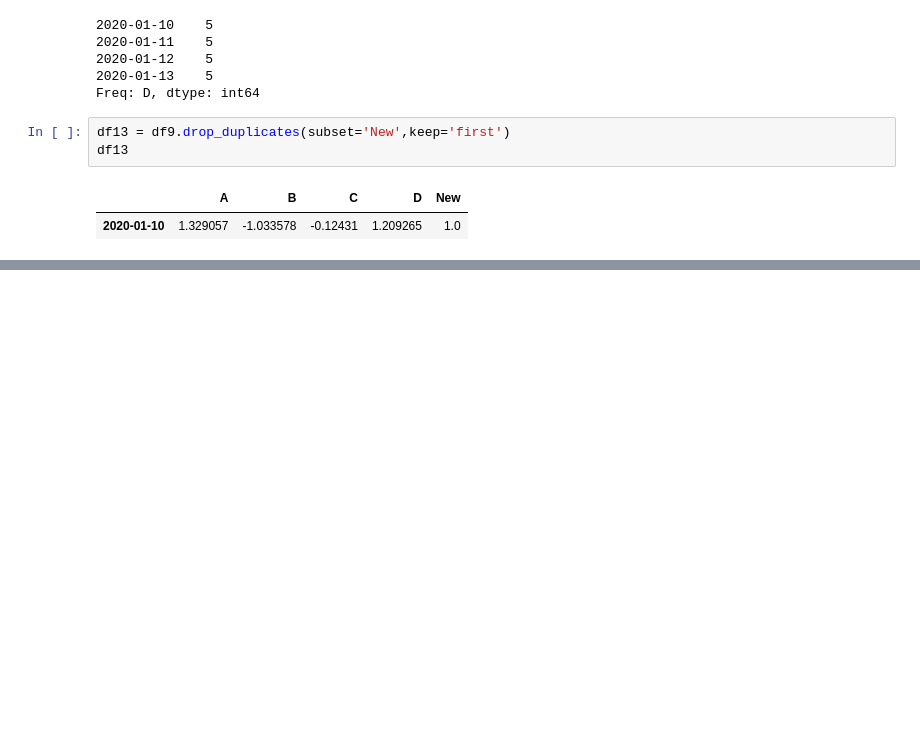
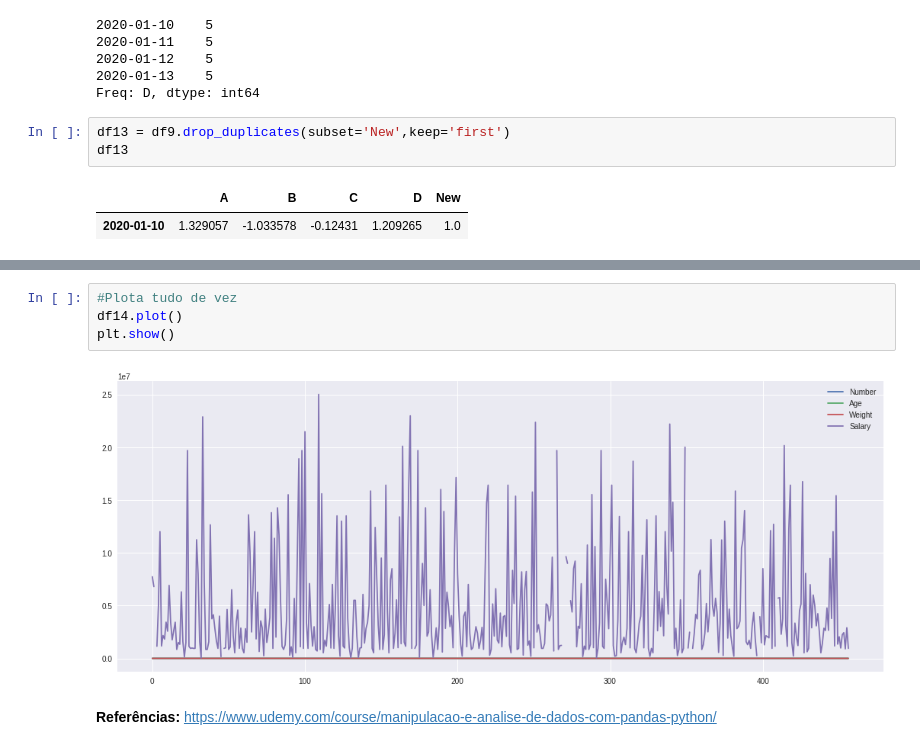
Before and after one commit to CarlosLeandro09/Radiology, a Jupyter notebook: Um_pouco_de_Pandas.ipynb, the cells around one changed output, grey strips where cells are left out. Drawn from its saved outputs; the diff is of its cells as text; blank space fills up the shorter version.

```diff
--- a/Um_pouco_de_Pandas.ipynb
+++ b/Um_pouco_de_Pandas.ipynb
@@ -645,0 +717,8 @@ df13
+# %%
+#Plota tudo de vez
+df14.plot()
+plt.show()
+# %% [output]
+[figure, added]
+# %% [markdown]
+**Referências:** https://www.udemy.com/course/manipulacao-e-analise-de-dados-com-pandas-python/
```
Also changed, not shown: parts of 12 cells of this notebook.
